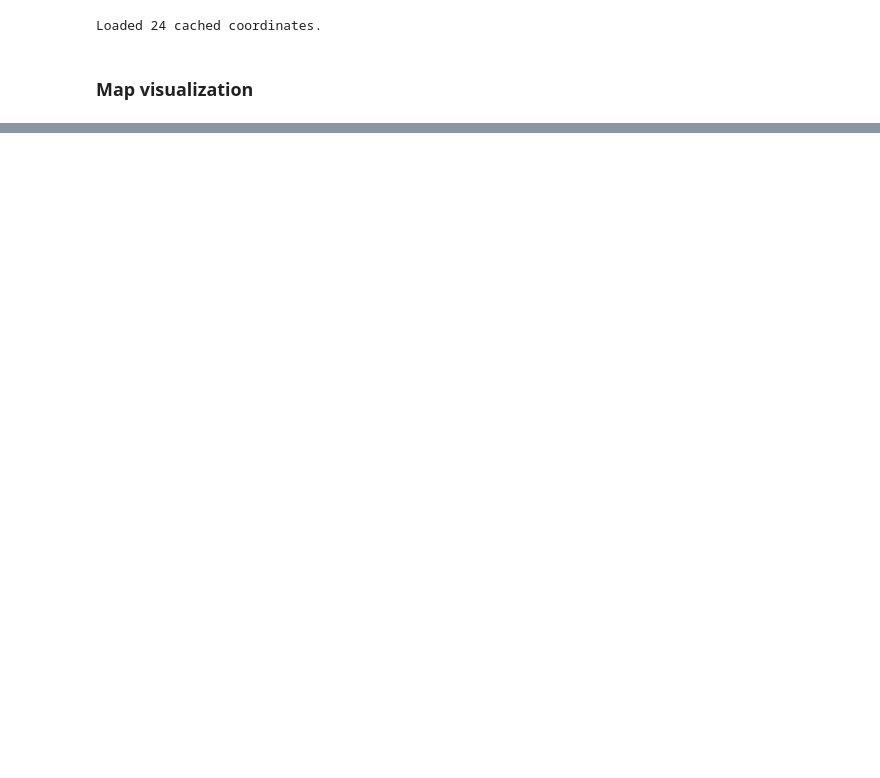
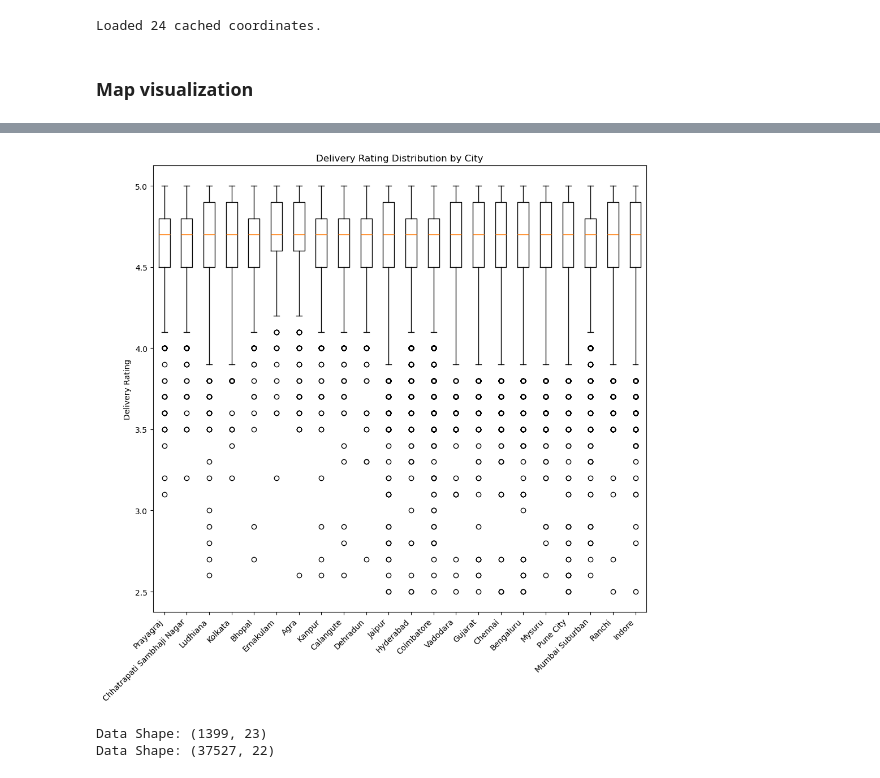
Before and after one commit to shubhx32/Network-Food-Delivery-EDA, a Jupyter notebook: notebooks/Food-Delivery-EDA.ipynb, the cells around one changed output, grey strips where cells are left out. Cells and saved outputs as stored; diff of their text form; code cells hidden in the pictures; blank space fills up the shorter version.

```diff
--- a/notebooks/Food-Delivery-EDA.ipynb
+++ b/notebooks/Food-Delivery-EDA.ipynb
@@ -557,5 +468,18 @@ df2 = df2.merge(
 # %%
 print(f"Loaded {len(geocoding_cache)} cached coordinates.")
+
+# Leftjoin to add data to the working dataframe
+df = df.merge(df2[['restaurant_id','city_label','city_name']],
+              on='restaurant_id',
+              how='left'
+    )
+
+# Output the city label dataframe
+output_dir = "tables"
+os.makedirs(output_dir, exist_ok=True)          # 1) ensure the folder exists
+
+file_name = "City Table.csv"                    # 2) give the file a real name
+df2.to_csv(os.path.join(output_dir, file_name), index=False)
 # %% [output]
 Loaded 24 cached coordinates.
 # %% [markdown]
@@ -673,0 +666,45 @@ df.rename(columns={'delivery_person_ratings': 'delivery_satisfaction_rating'}, i
+# %%
+import matplotlib.pyplot as plt
+
+cities = df['city_name'].unique()
+box_data = [
+    df.loc[df['city_name'] == city, 'order_rating'].dropna()
+    for city in cities
+]
+
+plt.figure(figsize=(10, 10))
+plt.boxplot(box_data, labels=cities, vert=True)
+
+plt.ylabel('Delivery Rating')
+plt.title('Delivery Rating Distribution by City')
+plt.xticks(rotation=45, ha='right')
+plt.tight_layout()
+plt.show()
+# %% [output]
+[figure, added]
+# %%
+# 1) Compute Q1, Q3, IQR and lower bound for each city
+quartile_stats = (
+    df.groupby('city_name')['order_rating']
+       .agg(q1=lambda x: x.quantile(0.25),
+            q3=lambda x: x.quantile(0.75))
+       .assign(iqr=lambda d: d['q3'] - d['q1'],
+               lower_bound=lambda d: d['q1'] - 1.5 * d['iqr'])
+       .reset_index()
+)
+
+# 2) Join these bounds back to every row
+df_with_bounds = df.merge(
+    quartile_stats[['city_name', 'lower_bound']], on='city_name', how='left'
+)
+
+# 3) Obtain only outlier entries
+df_with_bounds = df_with_bounds[
+     df_with_bounds['order_rating']< df_with_bounds['lower_bound']
+]
+
+print(f"Data Shape: {df_with_bounds.shape}")
+print(f"Data Shape: {df.shape}")
+# %% [output]
+Data Shape: (1399, 23)
+Data Shape: (37527, 22)
```
Also changed, not shown: parts of 26 cells of this notebook.
